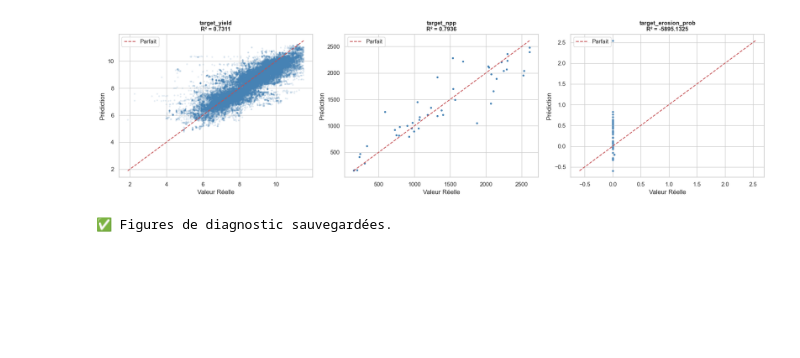
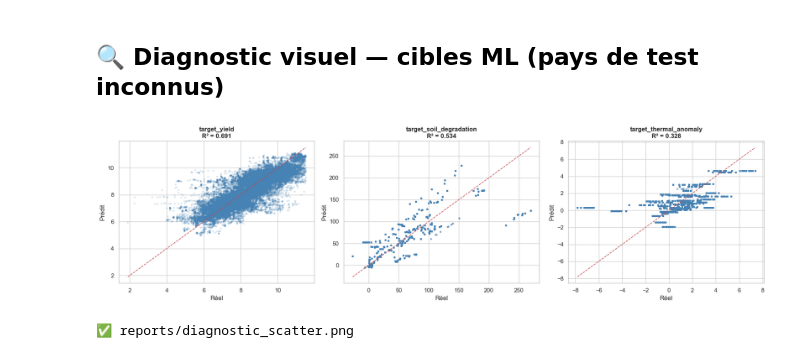
Before and after one commit to 2Alexis/Swarm_Prediction, a Jupyter notebook: modelisation_9_cibles.ipynb, the cells around one changed output. Drawn from its saved outputs; the diff is of its cells as text; code cells hidden in the pictures; blank space fills up the shorter version.

```diff
--- a/modelisation_9_cibles.ipynb
+++ b/modelisation_9_cibles.ipynb
@@ -463,0 +43,8 @@ Scatter plots des 3 cibles les plus critiques pour vérifier la qualité des pr
+# %%
+# ── CHARGEMENT ─────────────────────────────────────────────────────────────
+df = pd.read_csv("data/cleaned/dataset_final_modelisation.csv")
+print(f"Shape brut : {df.shape}")
+
+# 'ISO' = groupe du split par pays + clé de jointure entre couches -> obligatoire.
+df = df.dropna(subset=['Rendement_kgha', 'ISO']).copy()
+print(f"Après filtrage (rendement + ISO) : {len(df):,} lignes | {df['ISO'].nunique()} pays")
@@ -464,32 +260,25 @@ Scatter plots des 3 cibles les plus critiques pour vérifier la qualité des pr
+# %% [markdown]
+## 🔍 Diagnostic visuel — cibles ML (pays de test inconnus)
 # %%
-# ── DIAGNOSTIC VISUEL : PREDICTIONS VS REALITE (sur pays de test inconnus) ────
-diagnostic_targets = ['target_yield', 'target_npp', 'target_erosion_prob']
+diag = ['target_yield', 'target_soil_degradation', 'target_thermal_anomaly']
 fig, axes = plt.subplots(1, 3, figsize=(18, 5))
-
-for ax, tgt in zip(axes, diagnostic_targets):
-    pipe = joblib.load(f"models/best_{tgt}.joblib")
-    feats = [c for c in target_features_map[tgt] if c in df.columns]
-
-    # On évalue sur les MÊMES lignes de test que l'entraînement (pays jamais vus)
-    test = df.loc[target_test_idx[tgt]]
-
-    X_t = test[feats]
-    y_true = test[tgt]
-    y_pred = pipe.predict(X_t)
-
-    ax.scatter(y_true, y_pred, alpha=0.1, s=5, c='steelblue')
+for ax, col in zip(axes, diag):
+    pipe = joblib.load(f"models/best_{col}.joblib")
+    test = df.loc[test_idx_ml[col]].copy()
+    if col == 'target_yield':  # même encodage que l'entraînement (moyennes du train fold)
+        for (src, dst), means in yield_enc['maps'].items():
+            test[dst] = test[src].map(means).fillna(yield_enc['gmean'])
+    feats = [c for c in target_features_map[col] if c in test.columns]
+    y_true, y_pred = test[col], pipe.predict(test[feats])
+    ax.scatter(y_true, y_pred, alpha=0.15, s=6, c='steelblue')
     lims = [min(y_true.min(), y_pred.min()), max(y_true.max(), y_pred.max())]
-    ax.plot(lims, lims, 'r--', lw=1.5, label='Parfait')
-    ax.set_xlabel('Valeur Réelle')
-    ax.set_ylabel('Prédiction')
-    r2 = r2_score(y_true, y_pred)
-    ax.set_title(f"{tgt}\nR² = {r2:.4f}", fontsize=11, weight='bold')
-    ax.legend()
-
+    ax.plot(lims, lims, 'r--', lw=1.2)
+    ax.set_xlabel('Réel'); ax.set_ylabel('Prédit')
+    ax.set_title(f"{col}\nR² = {r2_score(y_true, y_pred):.3f}", weight='bold')
 plt.tight_layout()
 plt.savefig('reports/diagnostic_scatter.png', dpi=150, bbox_inches='tight')
 plt.show()
-print("✅ Figures de diagnostic sauvegardées.")
+print("✅ reports/diagnostic_scatter.png")
 # %% [output]
-[figure, old version]
+[figure, new version]
-✅ Figures de diagnostic sauvegardées.
+✅ reports/diagnostic_scatter.png
```
Also changed, not shown: parts of 26 cells of this notebook, 11 other files.
